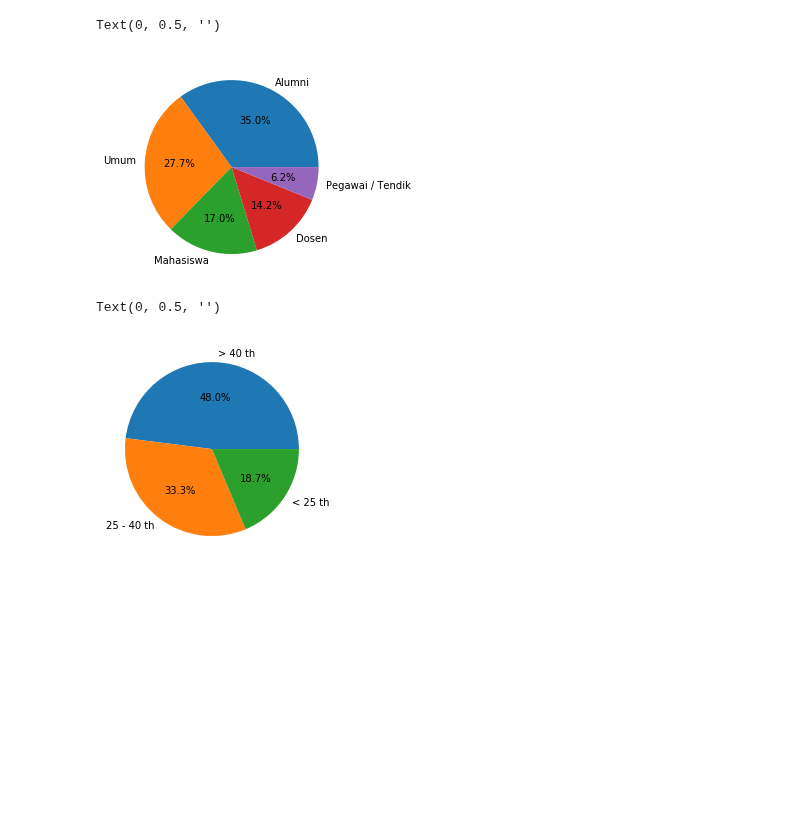
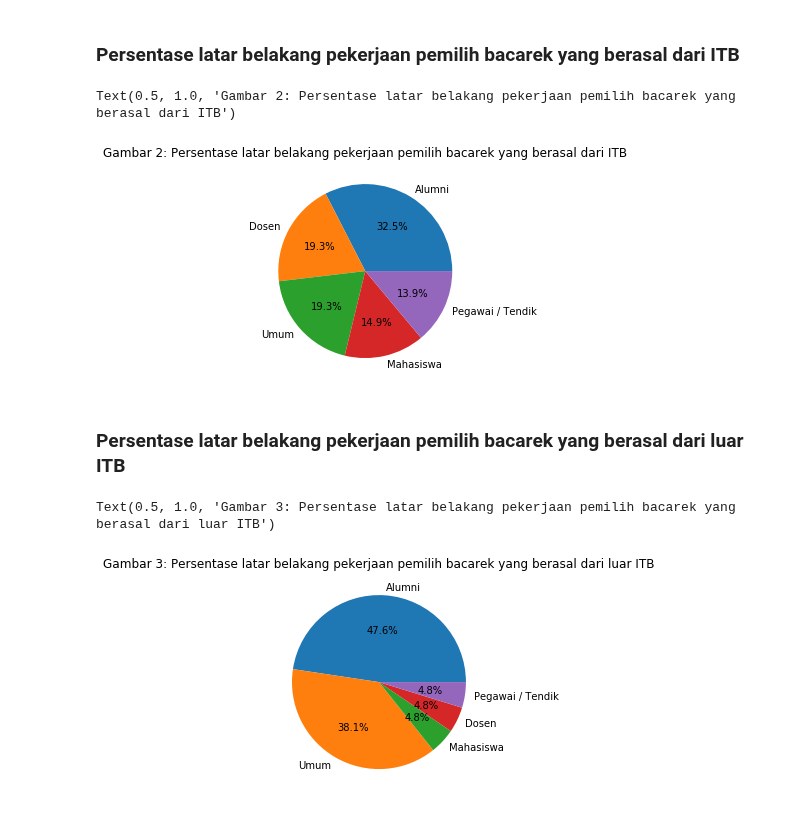
Before and after one commit to eueung/pilrek, a Jupyter notebook: pilrek-uts.ipynb, the cells around one changed output. Cells and saved outputs as stored; diff of their text form; code cells hidden in the pictures; blank space fills up the shorter version.

Commit message:
Analisis data untuk UTS

```diff
--- a/pilrek-uts.ipynb
+++ b/pilrek-uts.ipynb
@@ -6,3 +25,8 @@ df  = pd.read_csv(url)
+# %%
+# mengunduh data terbaru dari github Pak Eueung
+df1 = pd.read_csv('https://github.com/eueung/pilrek/raw/master/pilrek.csv')
+df2 = pd.read_csv('https://github.com/eueung/pilrek/raw/master/pilrek-anon.csv')
+df  = pd.concat([df1, df2])
 # %%
 df.tail()
 # %% [output]
@@ -38,0 +41,11 @@ dtype: int64
+# %%
+df_lolos = df[df['CaRek Pilihan'].str.contains('Benyamin|'
+                                              'Bramantyo|'
+                                             'Dwi|'
+                                             'Edy|'
+                                             'Gusti Ayu|'
+                                             'Jaka|'
+                                             'Kadarsah|'
+                                             'Reini|'
+                                             'Simatupang|'
+                                             'Martokusumo')]
@@ -44,6 +94,20 @@ df['CaRek Pilihan'].value_counts().plot(kind='bar')
+# %% [markdown]
+### Persentase latar belakang pekerjaan pemilih bacarek yang berasal dari ITB
+# %%
+df_lolos_itb = df_lolos[df_lolos['CaRek Pilihan'].str.contains('FMIPA|'
+                                                              'FTI|'
+                                                              'FITB|'
+                                                              'SBM|'
+                                                              'STEI|'
+                                                              'SAPPK|'
+                                                              'FTSL')]
+#df_lolos_itb
 # %%
-ax = df['Kategori Anda'].value_counts().plot(kind='pie',autopct='%1.1f%%')
-ax.set_ylabel('')
+ax2 = df_lolos_itb['Kategori Anda'].value_counts().plot(kind='pie',autopct='%1.1f%%')
+ax2.set_ylabel('')
+plt.title("Gambar 2: Persentase latar belakang pekerjaan pemilih bacarek yang berasal dari ITB")
 # %% [output]
-Text(0, 0.5, '')
+Text(0.5, 1.0, 'Gambar 2: Persentase latar belakang pekerjaan pemilih bacarek yang berasal dari ITB')
-[figure, old version]
+[figure, new version]
+# %% [markdown]
+### Persentase latar belakang pekerjaan pemilih bacarek yang berasal dari luar ITB
@@ -50,6 +117,7 @@ Text(0, 0.5, '')
 # %%
-ax = df['Kategori Umur Anda'].value_counts().plot(kind='pie',autopct='%1.1f%%')
-ax.set_ylabel('')
+ax3 = df_lolos_nonitb['Kategori Anda'].value_counts().plot(kind='pie',autopct='%1.1f%%')
+ax3.set_ylabel('')
+plt.title("Gambar 3: Persentase latar belakang pekerjaan pemilih bacarek yang berasal dari luar ITB")
 # %% [output]
-Text(0, 0.5, '')
+Text(0.5, 1.0, 'Gambar 3: Persentase latar belakang pekerjaan pemilih bacarek yang berasal dari luar ITB')
-[figure, old version]
+[figure, new version]
```
Also changed, not shown: parts of 28 cells of this notebook.
